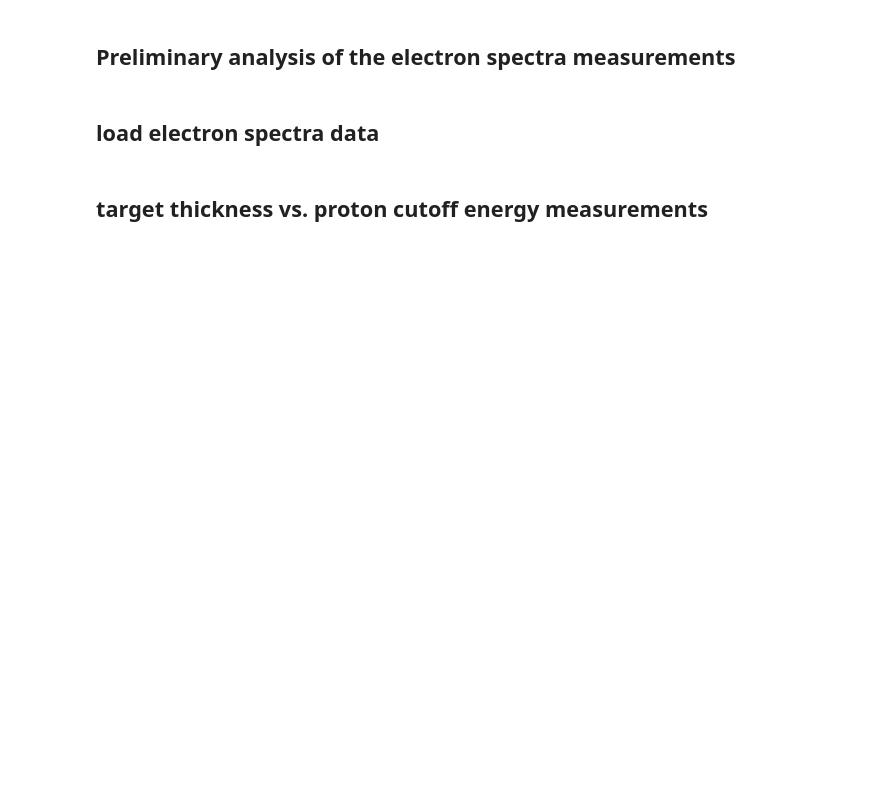
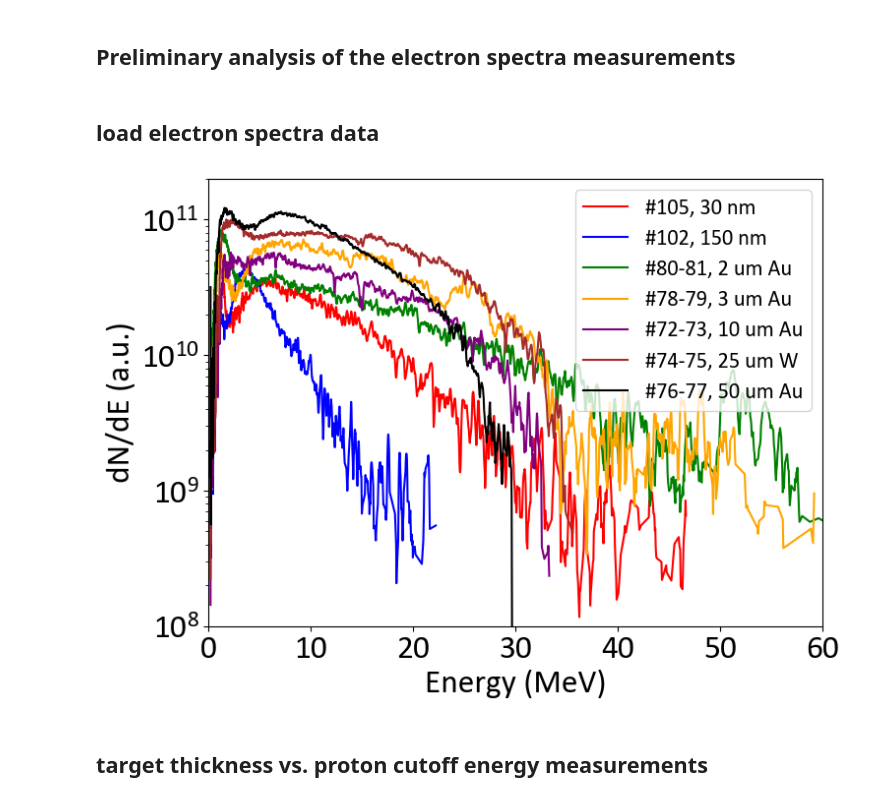
Before and after one commit to weipengyao/scripts, a Jupyter notebook: ELI_E5_Xray_2025.ipynb, the cells around one changed output. Saved outputs shown, nothing was run; the diff lists cells and outputs as text; code cells hidden in the pictures; blank space fills up the shorter version.

```diff
--- a/ELI_E5_Xray_2025.ipynb
+++ b/ELI_E5_Xray_2025.ipynb
@@ -93,38 +93,67 @@ plt.show()
 # %% [markdown]
 ## load electron spectra data
 # %%
+# shot 105, 30 nm SiN
 ene105 = np.loadtxt('/Users/yao/Nextcloud/PROJECTS/ELI/Xray-April2025/e_spectra/ene105.txt') # 30 nm SiN
 num105 = np.loadtxt('/Users/yao/Nextcloud/PROJECTS/ELI/Xray-April2025/e_spectra/num105.txt')
 
+# shot 102, 150 nm SiN
 ene102 = np.loadtxt('/Users/yao/Nextcloud/PROJECTS/ELI/Xray-April2025/e_spectra/ene102.txt') # 150 nm SiN
 num102 = np.loadtxt('/Users/yao/Nextcloud/PROJECTS/ELI/Xray-April2025/e_spectra/num102.txt')
+
+# shot80-81, 2 um Au
+ene8081 = np.loadtxt('/Users/yao/Nextcloud/PROJECTS/ELI/Xray-April2025/e_spectra/ene8081.txt') # 2 um Au
+num8081 = np.loadtxt('/Users/yao/Nextcloud/PROJECTS/ELI/Xray-April2025/e_spectra/num8081.txt')
+
+# shot78-79, 3 um Au
+ene7879 = np.loadtxt('/Users/yao/Nextcloud/PROJECTS/ELI/Xray-April2025/e_spectra/ene7879.txt') # 3 um Au
+num7879 = np.loadtxt('/Users/yao/Nextcloud/PROJECTS/ELI/Xray-April2025/e_spectra/num7879.txt')
+
+# shot72-73, 10 um Au
+ene7273 = np.loadtxt('/Users/yao/Nextcloud/PROJECTS/ELI/Xray-April2025/e_spectra/ene7273.txt') # 10 um Au
+num7273 = np.loadtxt('/Users/yao/Nextcloud/PROJECTS/ELI/Xray-April2025/e_spectra/num7273.txt')
+
+# shot 74-75, 25 um W
+ene7475 = np.loadtxt('/Users/yao/Nextcloud/PROJECTS/ELI/Xray-April2025/e_spectra/ene7475.txt') # 25 um W
+num7475 = np.loadtxt('/Users/yao/Nextcloud/PROJECTS/ELI/Xray-April2025/e_spectra/num7475.txt')
+
+# shot 76-77, 50 um Au
+ene7677 = np.loadtxt('/Users/yao/Nextcloud/PROJECTS/ELI/Xray-April2025/e_spectra/ene7677.txt') # 50 um Au
+num7677 = np.loadtxt('/Users/yao/Nextcloud/PROJECTS/ELI/Xray-April2025/e_spectra/num7677.txt')
 # %%
 # Set font to Calibri and increase font sizes
 plt.rcParams.update({
     'font.family': 'Calibri',
     'font.size': 24,
     'axes.titlesize': 28,
     'axes.labelsize': 24,
-    'legend.fontsize': 20,
+    'legend.fontsize': 16,
     'xtick.labelsize': 24,
     'ytick.labelsize': 24
 })
 
 # Create the plot
 plt.figure(figsize=(8, 6))
 plt.plot(ene105, num105, linestyle='-', color='red', label="#105, 30 nm")
-plt.plot(ene102, num102, linestyle='--', color='blue', label="#102, 150 nm")
+plt.plot(ene102, num102, linestyle='-', color='blue', label="#102, 150 nm")
+plt.plot(ene8081, num8081, linestyle='-', color='green', label="#80-81, 2 um Au")
+plt.plot(ene7879, num7879, linestyle='-', color='orange', label="#78-79, 3 um Au")
+plt.plot(ene7273, num7273, linestyle='-', color='purple', label="#72-73, 10 um Au")
+plt.plot(ene7475, num7475, linestyle='-', color='brown', label="#74-75, 25 um W")
+plt.plot(ene7677, num7677, linestyle='-', color='black', label="#76-77, 50 um Au")
 # plt.title("Gray Value vs Distance")
 plt.xlabel("Energy (MeV)")
 plt.ylabel("dN/dE (a.u.)")
 plt.legend()
 # plt.grid(True)
 plt.yscale('log')
 plt.tight_layout()
 
-plt.xlim(0, 50)
-plt.ylim(1e8, 1e11)
+plt.xlim(0, 60)
+plt.ylim(1e8, 2e11)
 plt.show()
+# %% [output]
+[figure, added]
 # %% [markdown]
 ## target thickness vs. proton cutoff energy measurements
 # %%
```
Also changed, not shown: parts of 38 cells of this notebook, 1 other file.
